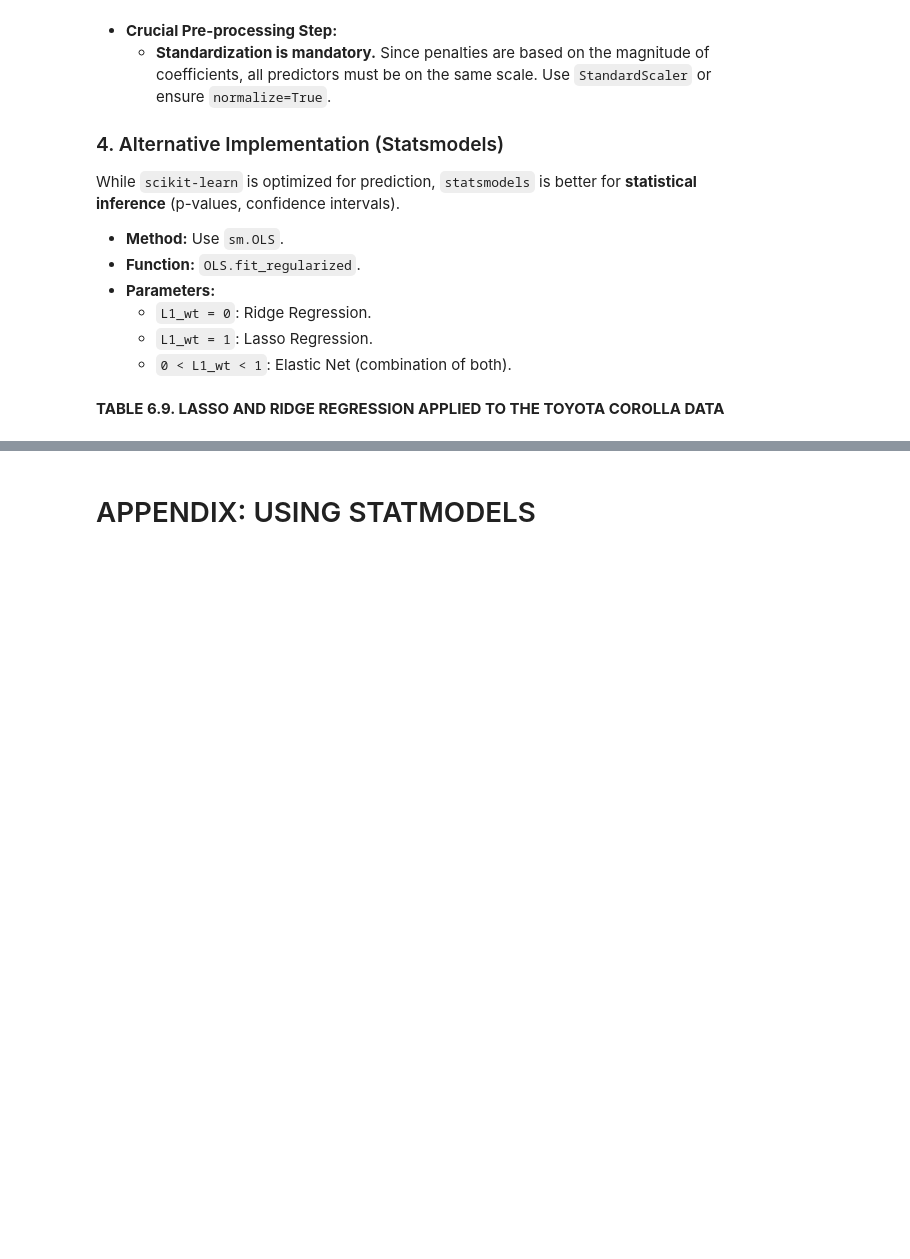
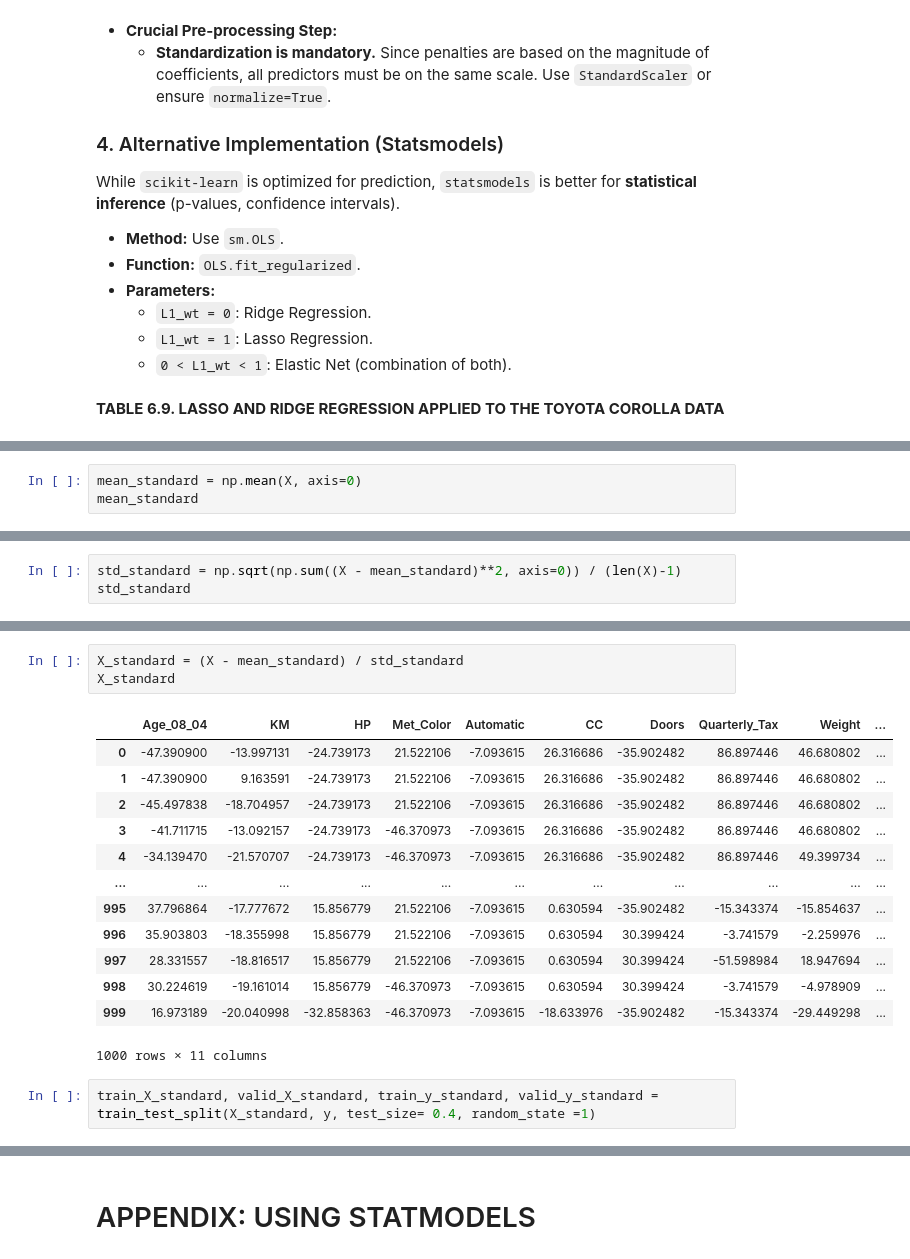
Before and after one commit to ThanhVanLe0605/Data-Mining-For-Business-Analytics-In-Python, a Jupyter notebook: Chapter_06_Multiple_Linear_Regression.ipynb, the cells around one changed output, grey strips where cells are left out. Saved outputs shown, nothing was run; the diff lists cells and outputs as text; blank space fills up the shorter version.

```diff
--- a/Chapter_06_Multiple_Linear_Regression.ipynb
+++ b/Chapter_06_Multiple_Linear_Regression.ipynb
@@ -718,0 +1229,3 @@ While `scikit-learn` is optimized for prediction, `statsmodels` is better for **
+# %%
+mean_standard = np.mean(X, axis=0)
+mean_standard
@@ -718,0 +1246,3 @@ While `scikit-learn` is optimized for prediction, `statsmodels` is better for **
+# %%
+std_standard = np.sqrt(np.sum((X - mean_standard)**2, axis=0)) / (len(X)-1)
+std_standard
@@ -718,0 +1263,19 @@ While `scikit-learn` is optimized for prediction, `statsmodels` is better for **
+# %%
+X_standard = (X - mean_standard) / std_standard
+X_standard
+# %% [output]
+|  | Age_08_04 | KM | HP | Met_Color | Automatic | CC | Doors | Quarterly_Tax | Weight | ... |
+| 0 | -47.390900 | -13.997131 | -24.739173 | 21.522106 | -7.093615 | 26.316686 | -35.902482 | 86.897446 | 46.680802 | ... |
+| 1 | -47.390900 | 9.163591 | -24.739173 | 21.522106 | -7.093615 | 26.316686 | -35.902482 | 86.897446 | 46.680802 | ... |
+| 2 | -45.497838 | -18.704957 | -24.739173 | 21.522106 | -7.093615 | 26.316686 | -35.902482 | 86.897446 | 46.680802 | ... |
+| 3 | -41.711715 | -13.092157 | -24.739173 | -46.370973 | -7.093615 | 26.316686 | -35.902482 | 86.897446 | 46.680802 | ... |
+| 4 | -34.139470 | -21.570707 | -24.739173 | -46.370973 | -7.093615 | 26.316686 | -35.902482 | 86.897446 | 49.399734 | ... |
+| ... | ... | ... | ... | ... | ... | ... | ... | ... | ... | ... |
+| 995 | 37.796864 | -17.777672 | 15.856779 | 21.522106 | -7.093615 | 0.630594 | -35.902482 | -15.343374 | -15.854637 | ... |
+| 996 | 35.903803 | -18.355998 | 15.856779 | 21.522106 | -7.093615 | 0.630594 | 30.399424 | -3.741579 | -2.259976 | ... |
+| 997 | 28.331557 | -18.816517 | 15.856779 | 21.522106 | -7.093615 | 0.630594 | 30.399424 | -51.598984 | 18.947694 | ... |
+| 998 | 30.224619 | -19.161014 | 15.856779 | -46.370973 | -7.093615 | 0.630594 | 30.399424 | -3.741579 | -4.978909 | ... |
+| 999 | 16.973189 | -20.040998 | -32.858363 | -46.370973 | -7.093615 | -18.633976 | -35.902482 | -15.343374 | -29.449298 | ... |
+1000 rows × 11 columns
+# %%
+train_X_standard, valid_X_standard, train_y_standard, valid_y_standard = train_test_split(X_standard, y, test_size= 0.4, random_state =1)
```
Also changed, not shown: parts of 47 cells of this notebook.
